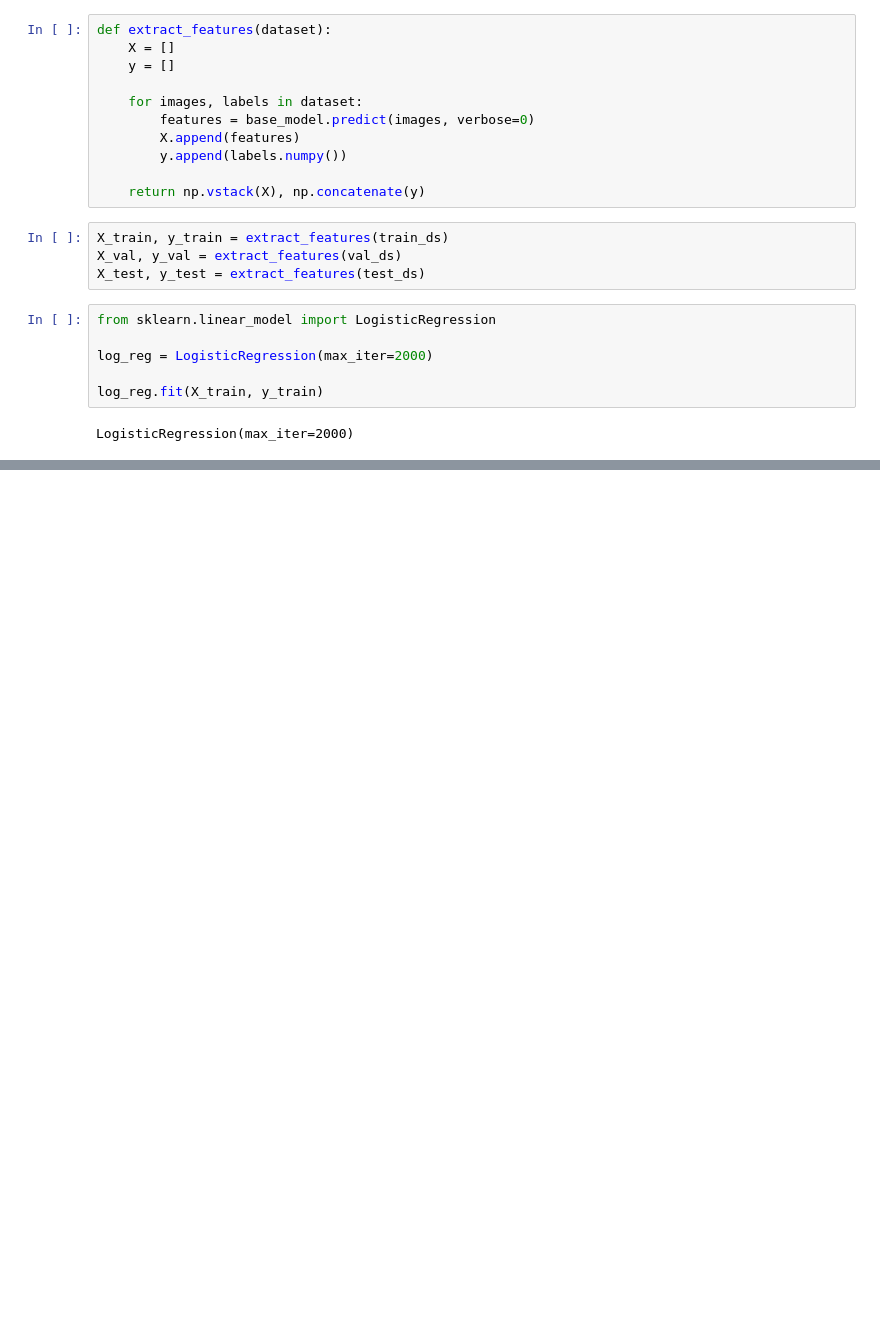
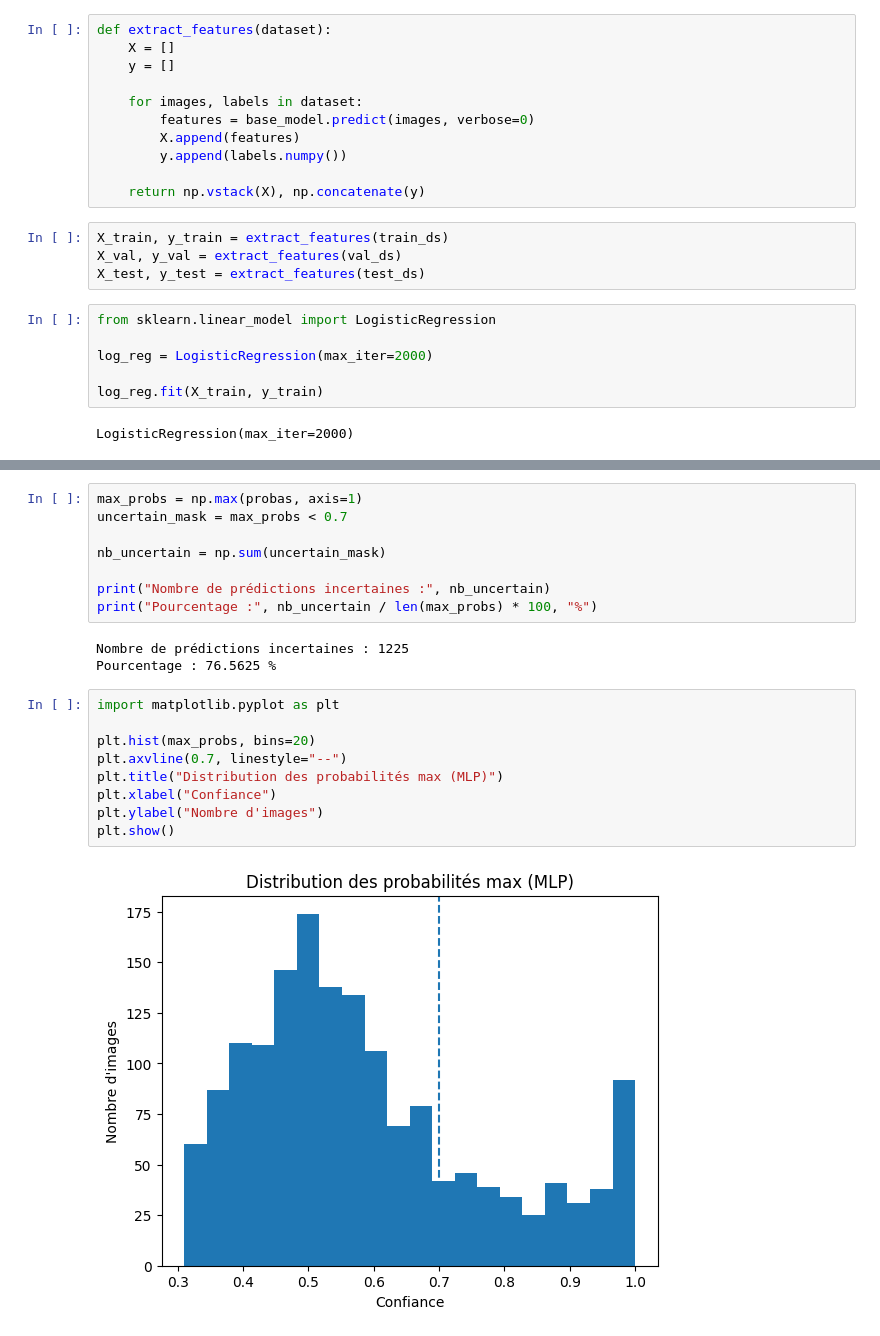
Before and after one commit to ARTY-cpu/projet_ML, a Jupyter notebook: Main.ipynb, the cells around one changed output, grey strips where cells are left out. Saved outputs shown, nothing was run; the diff lists cells and outputs as text; blank space fills up the shorter version.

```diff
--- a/Main.ipynb
+++ b/Main.ipynb
@@ -126,0 +213,22 @@ calibrated_model.fit(X_val, y_val)
+# %%
+max_probs = np.max(probas, axis=1)
+uncertain_mask = max_probs < 0.7
+
+nb_uncertain = np.sum(uncertain_mask)
+
+print("Nombre de prédictions incertaines :", nb_uncertain)
+print("Pourcentage :", nb_uncertain / len(max_probs) * 100, "%")
+# %% [output]
+Nombre de prédictions incertaines : 1225
+Pourcentage : 76.5625 %
+# %%
+import matplotlib.pyplot as plt
+
+plt.hist(max_probs, bins=20)
+plt.axvline(0.7, linestyle="--")
+plt.title("Distribution des probabilités max (MLP)")
+plt.xlabel("Confiance")
+plt.ylabel("Nombre d'images")
+plt.show()
+# %% [output]
+[figure, added]
```
Also changed, not shown: parts of 18 cells of this notebook, 2 other files.
